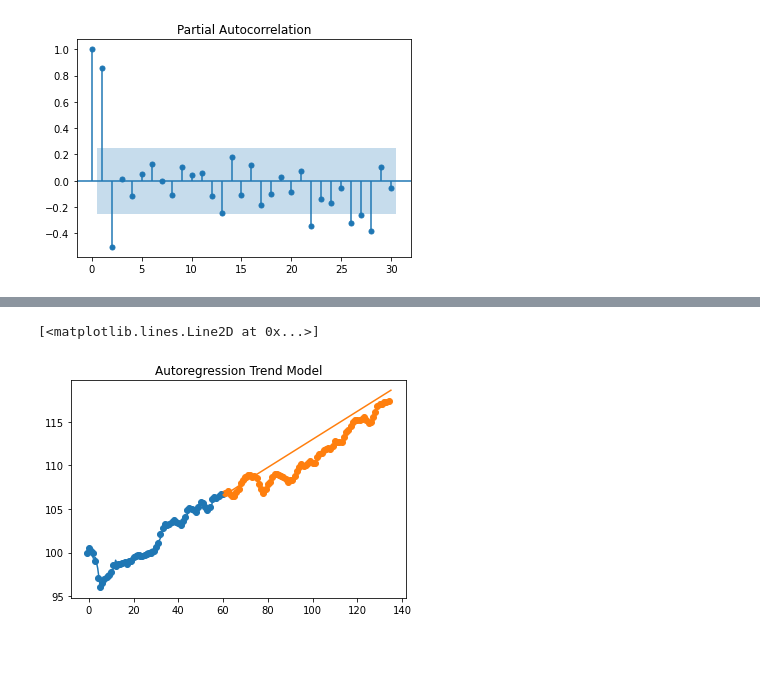
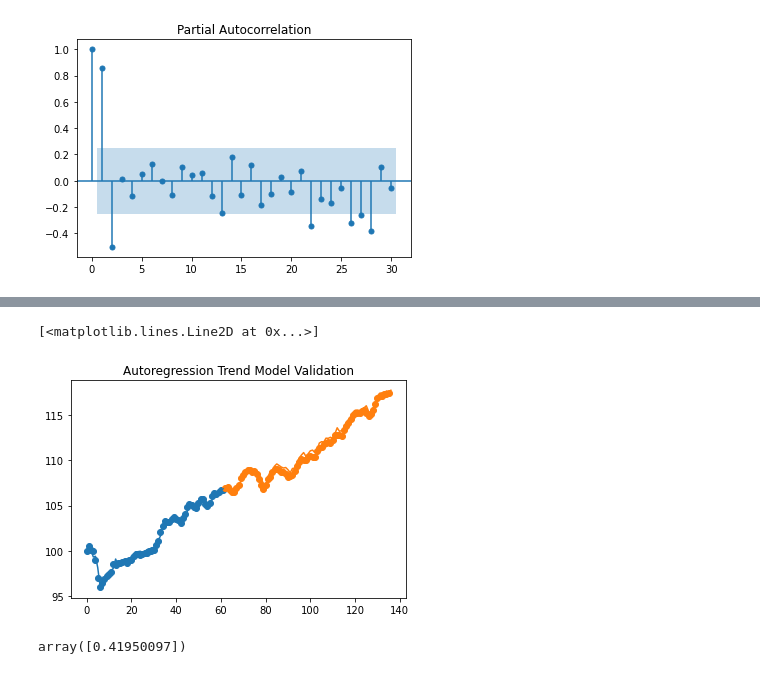
Before and after one commit to jaseidel/MITx_Analytics_Time_Series, a Jupyter notebook: Project_4.ipynb, the cells around one changed output, grey strips where cells are left out. Cells and saved outputs as stored; diff of their text form; code cells hidden in the pictures.

Commit message:
Updated for AR 1-month forward forecasts

```diff
--- a/Project_4.ipynb
+++ b/Project_4.ipynb
@@ -222,7 +223,7 @@ price_monthly_df_train = price_monthly_df[price_monthly_df['date'] < '2013-09-01
 
 #Reindex the date to monthly periods starting August 2008
 #Reshape the data to numpy arrays for sklearn
-X_train_cpi = ((price_monthly_df_train['date'].dt.year - 2008)*12 + price_monthly_df_train['date'].dt.month - 8).values.reshape(-1,1)
+X_train_cpi = ((price_monthly_df_train['date'].dt.year - 2008)*12 + price_monthly_df_train['date'].dt.month - 7).values.reshape(-1,1)
 Y_train_cpi = price_monthly_df_train['CPI'].values.reshape(-1,1)
 
 #Train a linear regressor on dates before September 2013
@@ -292,10 +293,10 @@ plt.plot(X_train_cpi[2:], Y_train_ART)
 # %%
-#Filter to values before September 2013
+#Filter values to September 2013 and after
 price_monthly_df_test = price_monthly_df[price_monthly_df['date'] >= '2013-09-01']
 
 #Reindex the date to monthly periods
 #Reshape the data to numpy arrays for sklearn
-X_test_cpi = ((price_monthly_df_test['date'].dt.year - 2008)*12 + price_monthly_df_test['date'].dt.month - 8).values.reshape(-1,1)
+X_test_cpi = ((price_monthly_df_test['date'].dt.year - 2008)*12 + price_monthly_df_test['date'].dt.month - 7).values.reshape(-1,1)
 Y_test_cpi = price_monthly_df_test['CPI'].values.reshape(-1,1)
 
 #Get the trend predictions for the validation test set
@@ -312,0 +332,30 @@ plt.plot(X_test_cpi, Y_valid_cpi)
+# %%
+
+auto_reg_forecast = AutoReg(Y_train_test_residuals, lags=2, trend='n', old_names=False)
+
+#To avoid data leakage, we must build the Residuals for the test set one forecast at a time
+
+#Set the index of the first test set observation to predict
+predict_idx=len(X_train_cpi)
+
+#Set the number of test set observations, excluding the last value which is nan
+num_forecasts = len(X_test_cpi)
+#num_forecasts = 3
+
+#Create an array to hold forecasts
+#Backfill the array with previous ART model predictions and prefix it with values of 100 to maintain a consistent index
+Y_forecasts = np.array([[100],[100]])
+Y_forecasts = np.append(Y_forecasts, Y_train_ART, axis=0)
+
+for i in range(predict_idx, predict_idx + num_forecasts):
+
+    Y_AR_predict = auto_reg_forecast.predict(params=auto_reg_detrend.params,start=i, end=i)
+
+    #print('Linear Component:', Y_linreg_predict[i])
+    #print('Autoreg Component:', Y_AR_predict)
+
+    Y_ART_predict = Y_linreg_predict[i] + Y_AR_predict
+    #print('Lin+AR Component:', Y_ART_predict)
+    Y_forecasts = np.append(Y_forecasts, Y_ART_predict)
+
+print(Y_forecasts)
@@ -328,0 +393,4 @@ plt.plot(X_test_cpi, Y_test_autoreg)
+# %%
+#Keep
+#Y_test_ART = Y_test_autoreg + Y_valid_cpi
+Y_test_ART = Y_forecasts[predict_idx:predict_idx + num_forecasts].reshape(-1,1)
@@ -329,12 +404,16 @@ plt.plot(X_test_cpi, Y_test_autoreg)
 # %%
-Y_test_ART = Y_test_autoreg + Y_valid_cpi
 
 
 plt.title("Autoregression Trend Model Validation")
 plt.scatter(X_train_cpi, Y_train_cpi)
 plt.plot(X_train_cpi[2:], Y_train_ART)
 plt.scatter(X_test_cpi, Y_test_cpi)
 plt.plot(X_test_cpi, Y_test_ART)
 # %% [output]
 [<matplotlib.lines.Line2D at 0x...>]
-[figure, old version]
+[figure, new version]
+# %%
+#Keep
+rmse(Y_test_cpi[:-1], Y_test_ART[:-1], axis=0)
+# %% [output]
+array([0.41950097])
```
Also changed, not shown: parts of 22 cells of this notebook.
